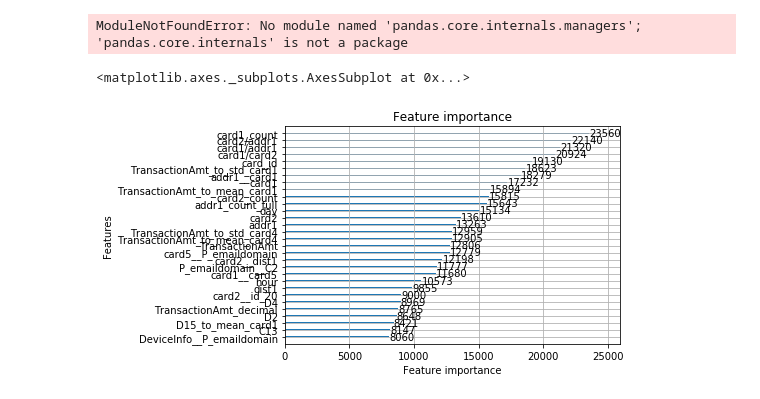
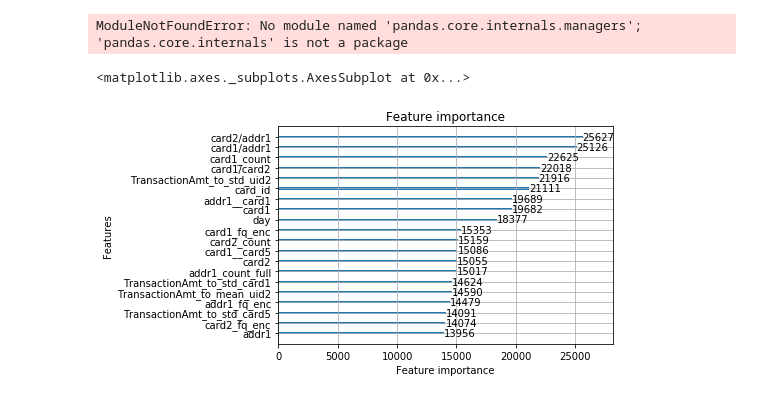
Before and after one commit to zakopuro/kaggle_IEEE_fraud_Detection, a Jupyter notebook: notebook/debug.ipynb, the cells around one changed output. Drawn from its saved outputs; the diff is of its cells as text; code cells hidden in the pictures.

```diff
--- a/notebook/debug.ipynb
+++ b/notebook/debug.ipynb
@@ -110,9 +110,9 @@ make_train = pd.read_pickle('../src/make_data/data/017_train.pkl')
 # %% [output]
 ModuleNotFoundError: No module named 'pandas.core.internals.managers'; 'pandas.core.internals' is not a package
 # %%
-lgb_model = pickle.load(open('/Users/zakopuro/Code/python_code/kaggle/IEEE_Fraud_Detection/model/030_lgb.sav', 'rb'))
+lgb_model = pickle.load(open('/Users/zakopuro/Code/python_code/kaggle/IEEE_Fraud_Detection/model/036_lgb.sav', 'rb'))
 # %%
-lgb.plot_importance(lgb_model,max_num_features=30)
+lgb.plot_importance(lgb_model,max_num_features=20)
 # %% [output]
 <matplotlib.axes._subplots.AxesSubplot at 0x...>
-[figure, old version]
+[figure, new version]
```
Also changed, not shown: 10 other files.
